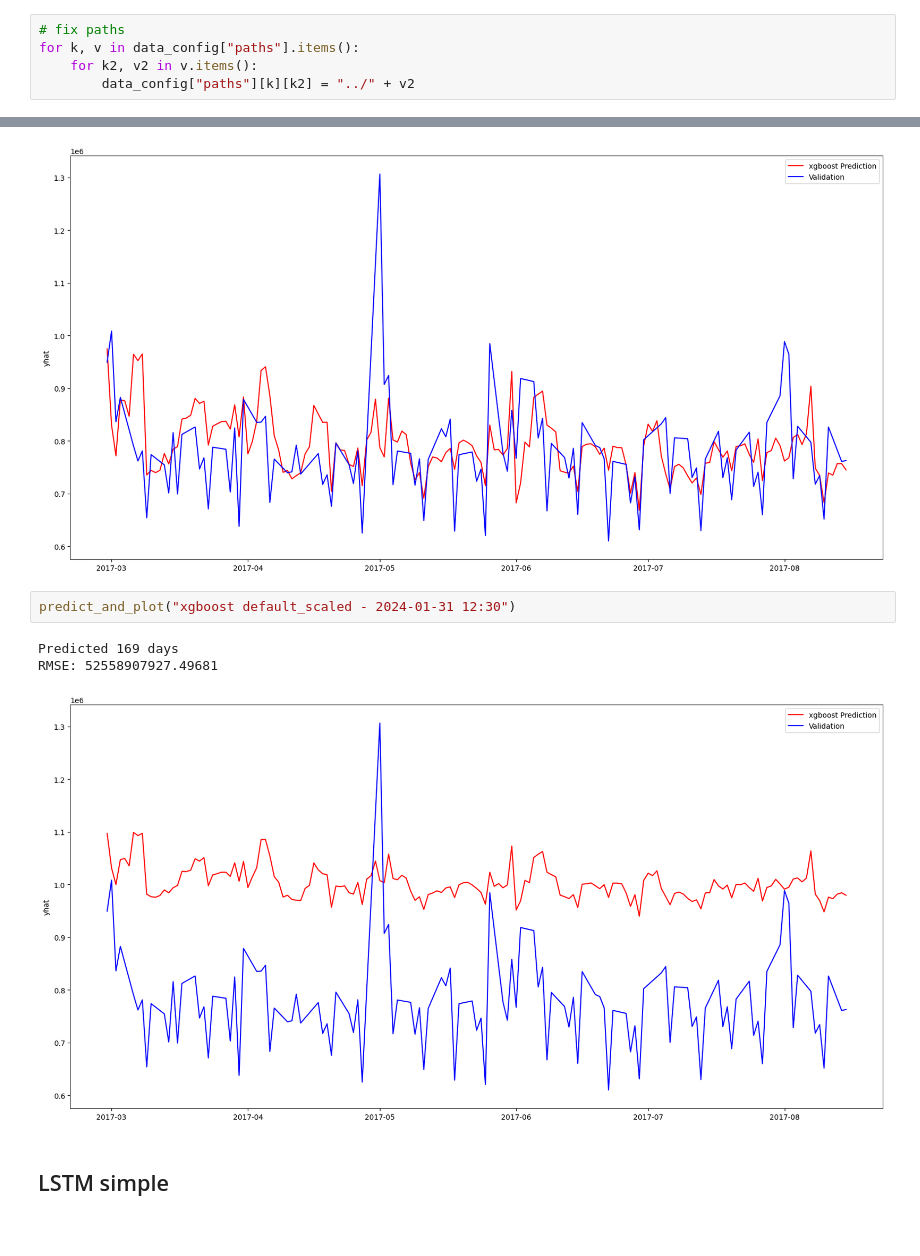
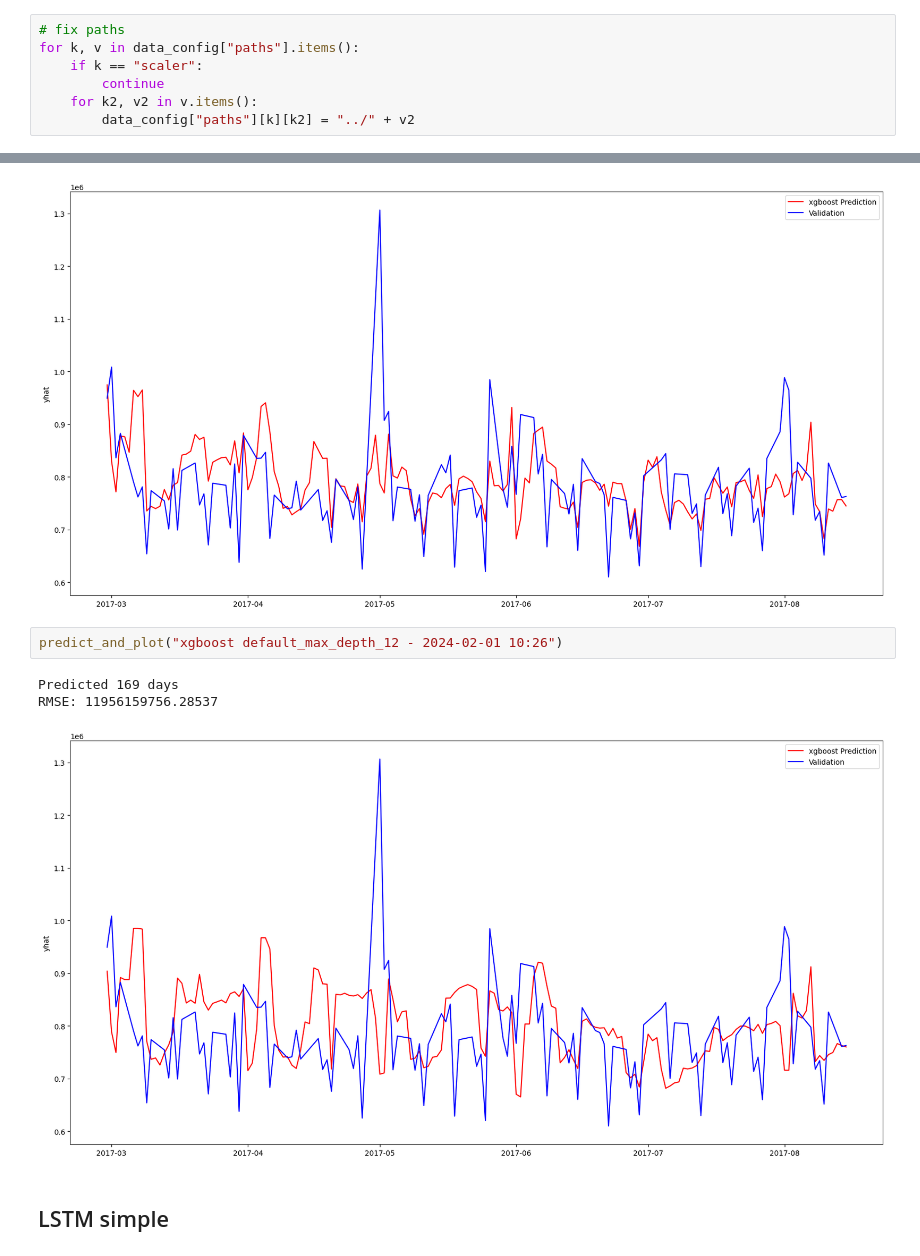
Before and after one commit to Capton1/stores-sales-forecasting-poc, a Jupyter notebook: notebooks/Model results 2 - viz.ipynb, the cells around one changed output, grey strips where cells are left out. Cells and saved outputs as stored; diff of their text form.

```diff
--- a/notebooks/Model results 2 - viz.ipynb
+++ b/notebooks/Model results 2 - viz.ipynb
@@ -34,6 +34,8 @@ To enable the following instructions: AVX2 FMA, in other operations, rebuild Ten
 # %%
 # fix paths
 for k, v in data_config["paths"].items():
+    if k == "scaler":
+        continue
     for k2, v2 in v.items():
         data_config["paths"][k][k2] = "../" + v2
 # %%
@@ -135,11 +133,11 @@ Predicted 169 days
 RMSE: 7196314373.905072
 [figure]
 # %%
-predict_and_plot("xgboost default_scaled - 2024-01-31 12:30")
+predict_and_plot("xgboost default_max_depth_12 - 2024-02-01 10:26")
 # %% [output]
 Predicted 169 days
-RMSE: 52558907927.49681
+RMSE: 11956159756.28537
-[figure, old version]
+[figure, new version]
 # %% [markdown]
 ## LSTM simple
 # %%
```
Also changed, not shown: parts of 12 cells of this notebook, 9 other files.
